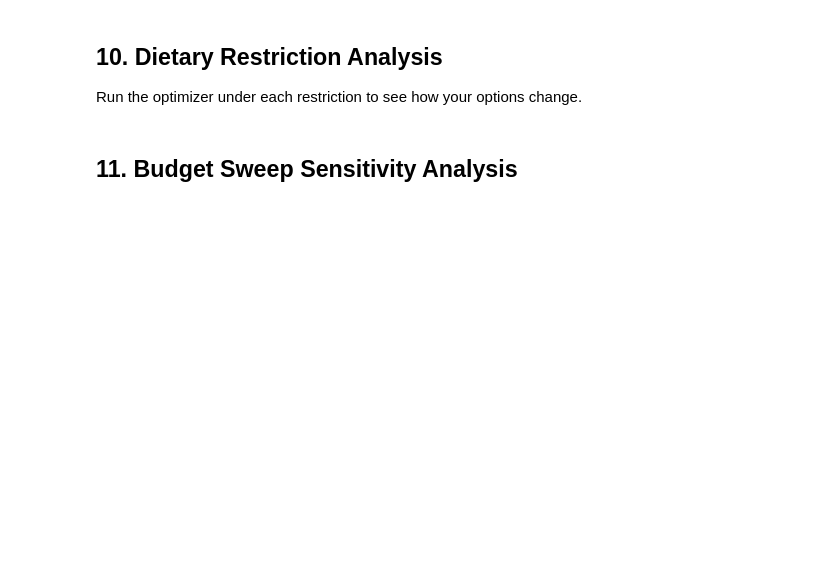
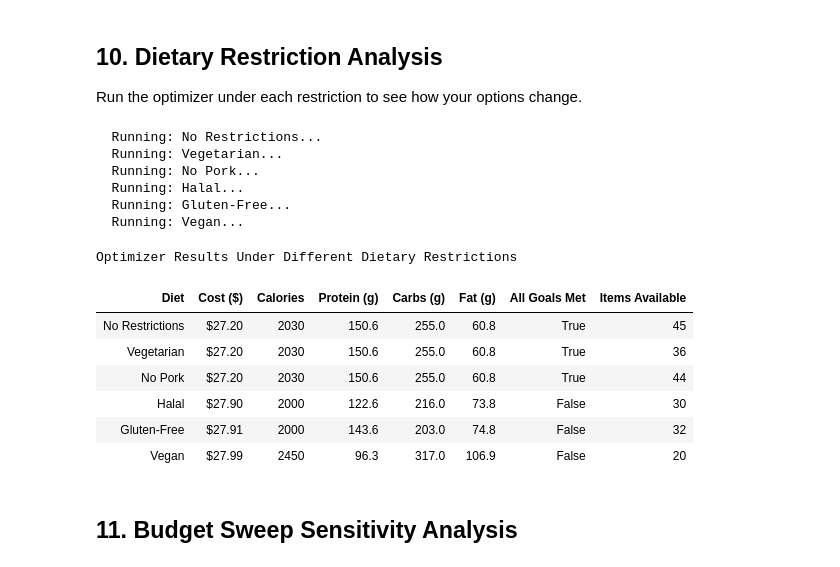
Before and after one commit to RamiAbukhater/Macro-Optimizer, a Jupyter notebook: ucsd_macro_optimizer.ipynb, the cells around one changed output. Saved outputs shown, nothing was run; the diff lists cells and outputs as text; code cells hidden in the pictures; blank space fills up the shorter version.

```diff
--- a/ucsd_macro_optimizer.ipynb
+++ b/ucsd_macro_optimizer.ipynb
@@ -1117,34 +684,49 @@ SCENARIOS = [
     {'label': 'Vegan',            'filters': {'vegan': True}},
 ]
 
 results = []
 for sc in SCENARIOS:
     print(f"  Running: {sc['label']}...")
     try:
         _, summ = run_optimizer(df.copy(), GOALS, BUDGET_CAP, filters=sc['filters'], verbose=False)
         a = summ['achieved']
         results.append({
             'Diet': sc['label'],
             'Cost ($)': a['cost'],
             'Calories': a['calories'],
             'Protein (g)': a['protein'],
             'Carbs (g)': a['carbs'],
             'Fat (g)': a['fat'],
             'All Goals Met': summ['feasible'],
             'Items Available': len(apply_dietary_filters(df, sc['filters'])),
         })
     except Exception as e:
         results.append({'Diet': sc['label'], 'Error': str(e)})
 
 diet_df = pd.DataFrame(results)
 display(diet_df.style
         .format({'Cost ($)': '${:.2f}', 'Calories': '{:.0f}',
                  'Protein (g)': '{:.1f}', 'Carbs (g)': '{:.1f}', 'Fat (g)': '{:.1f}'})
-        .applymap(lambda v: 'color: green; font-weight: bold' if v is True else
+        .map(lambda v: 'color: green; font-weight: bold' if v is True else
                              'color: red' if v is False else '',
                   subset=['All Goals Met'])
         .set_caption('Optimizer Results Under Different Dietary Restrictions')
         .hide(axis='index'))
+# %% [output]
+  Running: No Restrictions...
+  Running: Vegetarian...
+  Running: No Pork...
+  Running: Halal...
+  Running: Gluten-Free...
+  Running: Vegan...
+Optimizer Results Under Different Dietary Restrictions
+| Diet | Cost ($) | Calories | Protein (g) | Carbs (g) | Fat (g) | All Goals Met | Items Available |
+| No Restrictions | $27.20 | 2030 | 150.6 | 255.0 | 60.8 | True | 45 |
+| Vegetarian | $27.20 | 2030 | 150.6 | 255.0 | 60.8 | True | 36 |
+| No Pork | $27.20 | 2030 | 150.6 | 255.0 | 60.8 | True | 44 |
+| Halal | $27.90 | 2000 | 122.6 | 216.0 | 73.8 | False | 30 |
+| Gluten-Free | $27.91 | 2000 | 143.6 | 203.0 | 74.8 | False | 32 |
+| Vegan | $27.99 | 2450 | 96.3 | 317.0 | 106.9 | False | 20 |
 # %% [markdown]
 ## 11. Budget Sweep Sensitivity Analysis
 # %%
```
Also changed, not shown: parts of 28 cells of this notebook, 44 other files.
